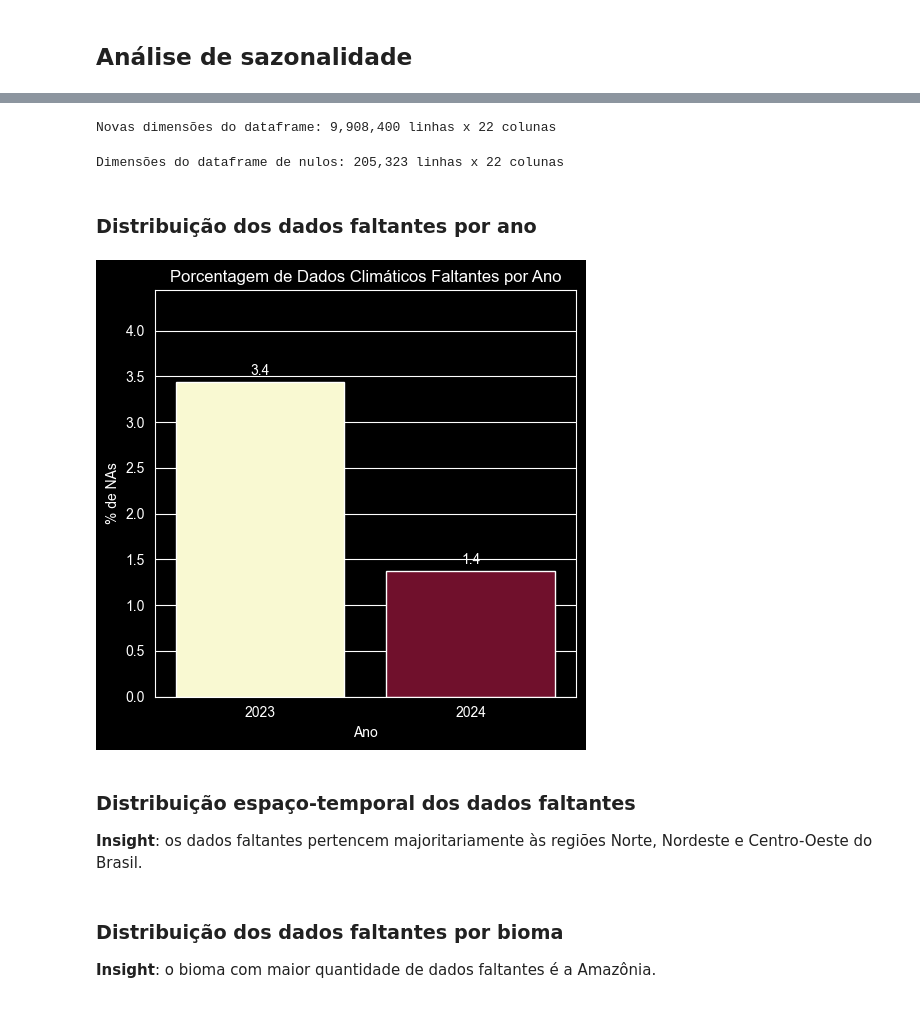
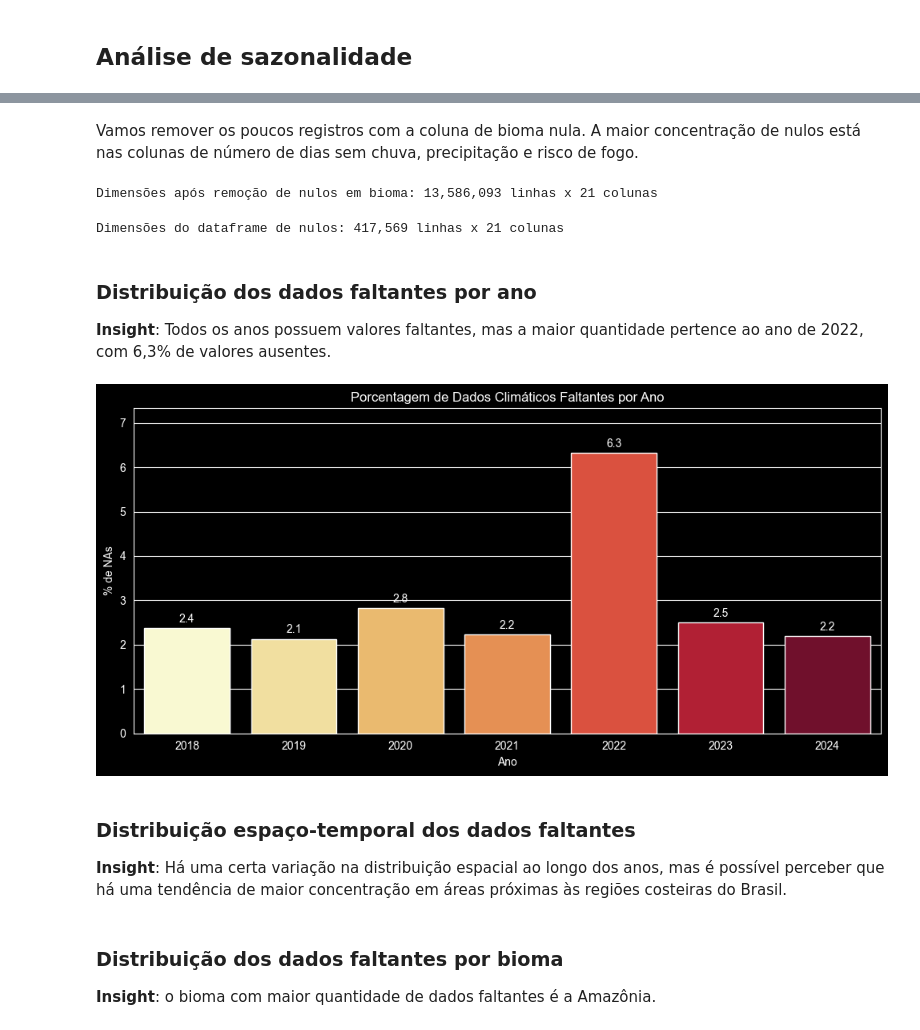
Before and after one commit to joaomarcosmb/queimadas, a Jupyter notebook: notebooks/1.0.0-eda-e-tratamento.ipynb, the cells around one changed output, grey strips where cells are left out. Cells and saved outputs as stored; diff of their text form; code cells hidden in the pictures.

Commit message:
chore: redo EDA and data treatment pipeline for new dataset and update related resources

```diff
--- a/notebooks/1.0.0-eda-e-tratamento.ipynb
+++ b/notebooks/1.0.0-eda-e-tratamento.ipynb
@@ -280,17 +271,19 @@ df = df.with_columns([
 # %%
 df = df.with_columns([
-    pl.col('data_hora').dt.date().alias('data_dia')
+    pl.col('data_pas').dt.date().alias('data_dia')
 ])
 
-GROUP_COLS = ['latitude', 'longitude', 'data_dia', 'bioma', 'sigla_uf']
+GROUP_COLS = ['latitude', 'longitude', 'data_dia', 'bioma', 'estado']
 
 # Agrega com base em critérios específicos e renomeia cada feature
 df_daily = df.group_by(GROUP_COLS).agg([
-    pl.col('dias_sem_chuva').max().alias('dias_sem_chuva_max'),
+    pl.col('satelite').n_unique().alias('num_deteccoes_dia'),
+
+    pl.col('numero_dias_sem_chuva').max().alias('num_dias_sem_chuva_max'),
     pl.col('precipitacao').max().alias('precipitacao_max'),
     pl.col('risco_fogo').max().alias('risco_fogo_max'),
 
-    pl.col('potencia_radiativa_fogo').max().alias('prf'),
+    pl.col('frp').max().alias('frp'),
 
     pl.col('ano').first().alias('ano'),
     pl.col('mes').first().alias('mes'),
@@ -305,19 +298,13 @@ df_daily = df.group_by(GROUP_COLS).agg([
 
     pl.col('hora').min().alias('hora_primeira_deteccao'),
     pl.col('hora').max().alias('hora_ultima_deteccao'),
-
-    pl.len().alias('num_deteccoes_dia'),
-])
-
-df_daily = df_daily.with_columns([
-    (pl.col('num_deteccoes_dia') > 1).cast(pl.Int8).alias('multiplas_deteccoes'),
 ])
 
 # Converte as variáveis categóricas
 CAT_VARS = [
     'mes', 'dia_ano', 'dia_semana', 'semana_ano', 'trimestre',
     'periodo_dia_predominante', 'estacao_ano', 'periodo_climatico',
-    'bioma', 'sigla_uf'
+    'bioma', 'estado'
 ]
 with pl.StringCache():
     df_daily = df_daily.with_columns([
@@ -349,2 +317,0 @@ Dimensões do dataset com dados meteorológicos (2023 - 2024): 10,366,128 linhas
-# %%
-df_daily = df_daily.drop(['dias_sem_chuva_max', 'precipitacao_max', 'risco_fogo_max', 'prf'])
@@ -711,17 +754,20 @@ Para este cenário, nós temos a `prf` como nossa target variable. Então, vamos
+# %% [markdown]
+Vamos remover os poucos registros com a coluna de bioma nula. A maior concentração de nulos está nas colunas de número de dias sem chuva, precipitação e risco de fogo.
 # %%
-df_daily_stp = df_daily_stp.drop_nulls(subset=['prf'])
-print(f"\nNovas dimensões do dataframe: {df_daily_stp.height:,} linhas x {df_daily_stp.width} colunas")
+df_daily = df_daily.drop_nulls(subset=['bioma'])
+print(f'\nDimensões após remoção de nulos em bioma: {df_daily.height:,} linhas x {df_daily.width} colunas')
 # %% [output]
-Novas dimensões do dataframe: 9,908,400 linhas x 22 colunas
+Dimensões após remoção de nulos em bioma: 13,586,093 linhas x 21 colunas
 # %%
-df_na = df_daily_stp.filter(
+df_na = df_daily.filter(
     pl.any_horizontal(pl.all().is_null())
 )
 print(f"\nDimensões do dataframe de nulos: {df_na.height:,} linhas x {df_na.width} colunas")
 # %% [output]
-Dimensões do dataframe de nulos: 205,323 linhas x 22 colunas
+Dimensões do dataframe de nulos: 417,569 linhas x 21 colunas
-# %% [markdown]
-### Distribuição dos dados faltantes por ano
+# %% [markdown]
+### Distribuição dos dados faltantes por ano
+**Insight**: Todos os anos possuem valores faltantes, mas a maior quantidade pertence ao ano de 2022, com 6,3% de valores ausentes.
 # %%
 na_per_year = (
     df_na
@@ -730,43 +776,43 @@ na_per_year = (
     .sort('ano')
 )
 total_per_year = (
-    df_daily_stp
+    df_daily
     .group_by('ano')
     .agg(pl.len().alias('count_total'))
     .sort('ano')
 )
 
 temporal = (
     na_per_year
     .join(total_per_year, on='ano', how='left')
     .with_columns([
         ((pl.col('count_na') / pl.col('count_total')) * 100)
         .round(2)
         .alias('perc_na')
     ])
 )
 temporal_pd = temporal.to_pandas()
 
-plt.figure(figsize=(5, 5))
+plt.figure(figsize=(10, 5))
 ax = sns.barplot(
     temporal_pd, x='ano', y='perc_na', hue='ano',
     legend=False, palette='YlOrRd'
 )
 
 for container in ax.containers:
     ax.bar_label(container, fmt='%.1f', label_type='edge', padding=3)
 
 plt.title('Porcentagem de Dados Climáticos Faltantes por Ano')
 plt.ylabel('% de NAs')
 plt.xlabel('Ano')
 plt.ylim(0, temporal_pd['perc_na'].max() + 1)
 plt.tight_layout()
 plt.show()
 # %% [output]
-[figure, old version]
+[figure, new version]
-# %% [markdown]
-### Distribuição espaço-temporal dos dados faltantes
-**Insight**: os dados faltantes pertencem majoritariamente às regiões Norte, Nordeste e Centro-Oeste do Brasil.
+# %% [markdown]
+### Distribuição espaço-temporal dos dados faltantes
+**Insight**: Há uma certa variação na distribuição espacial ao longo dos anos, mas é possível perceber que há uma tendência de maior concentração em áreas próximas às regiões costeiras do Brasil.
 # %%
 # Agrupamento dos pontos geográficos para melhor performance
 df_na_geo = (
```
Also changed, not shown: parts of 77 cells of this notebook, 14 other files.
